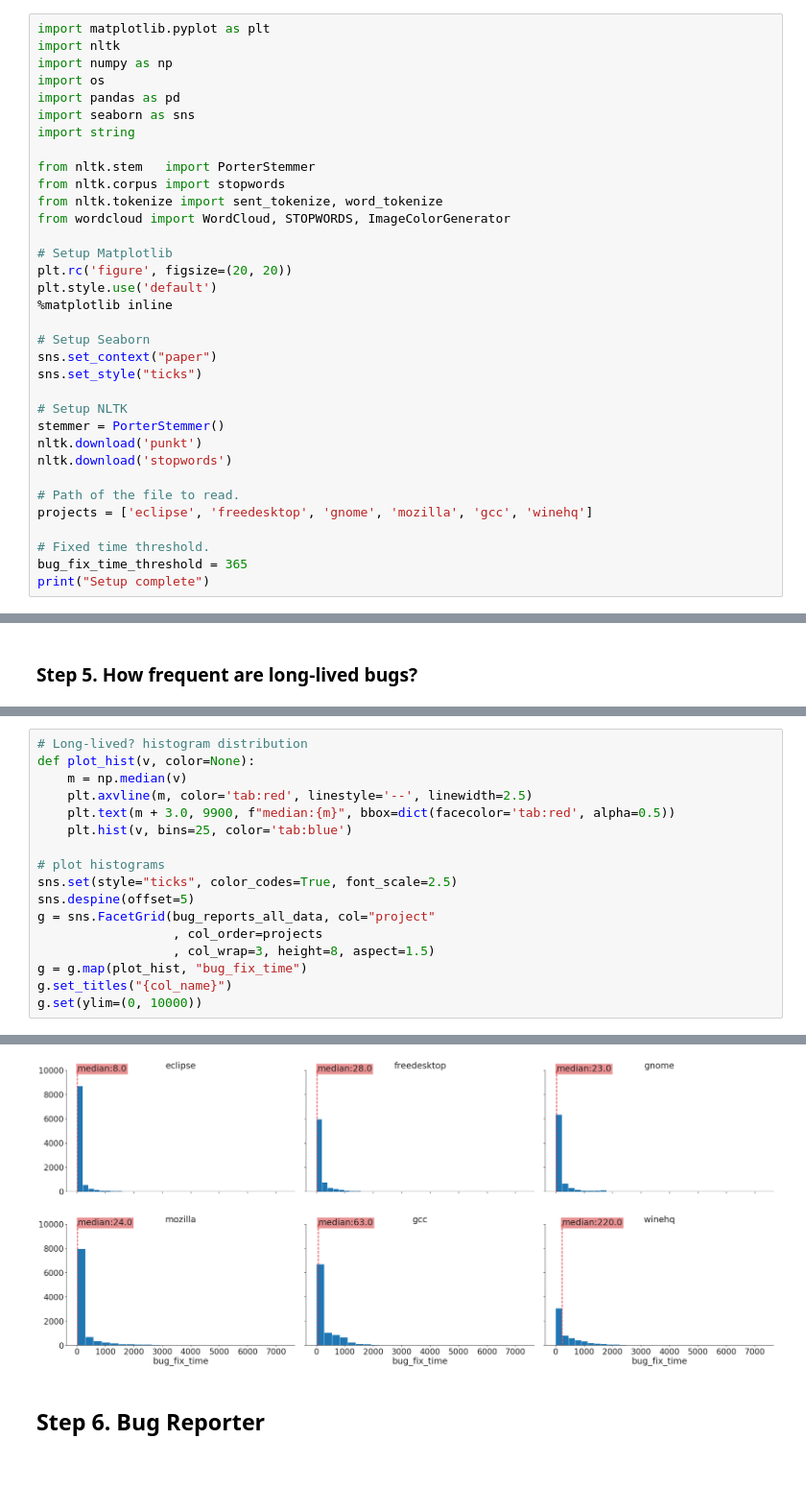
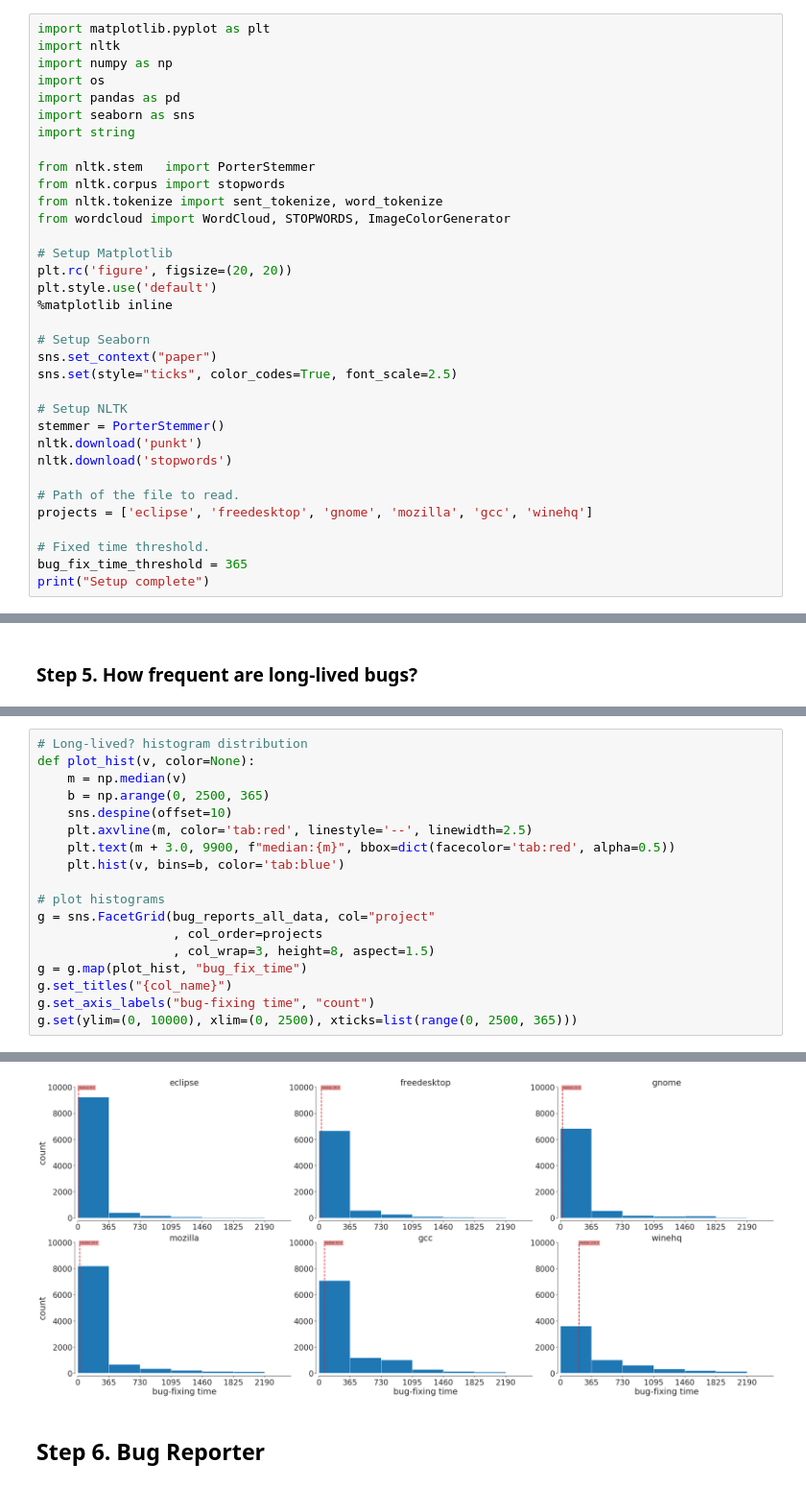
Before and after one commit to gomesluiz/my-doctorate, a Jupyter notebook: projects/long-lived-bug-prediction/notebooks/20191004_long_lived_prediction_rq2_data_analysis.ipynb, the cells around one changed output, grey strips where cells are left out. Shown at 96% size. Drawn from its saved outputs; the diff is of its cells as text.

```diff
--- a/projects/long-lived-bug-prediction/notebooks/20191004_long_lived_prediction_rq2_data_analysis.ipynb
+++ b/projects/long-lived-bug-prediction/notebooks/20191004_long_lived_prediction_rq2_data_analysis.ipynb
@@ -46,7 +46,7 @@ plt.style.use('default')
 
 # Setup Seaborn
 sns.set_context("paper")
-sns.set_style("ticks")
+sns.set(style="ticks", color_codes=True, font_scale=2.5)
 
 # Setup NLTK
 stemmer = PorterStemmer()
@@ -205,18 +217,19 @@ g.set_titles("{col_name}")
 # Long-lived? histogram distribution
 def plot_hist(v, color=None):
     m = np.median(v)
+    b = np.arange(0, 2500, 365)
+    sns.despine(offset=10)
     plt.axvline(m, color='tab:red', linestyle='--', linewidth=2.5)
     plt.text(m + 3.0, 9900, f"median:{m}", bbox=dict(facecolor='tab:red', alpha=0.5))
-    plt.hist(v, bins=25, color='tab:blue')
+    plt.hist(v, bins=b, color='tab:blue')
 
 # plot histograms
-sns.set(style="ticks", color_codes=True, font_scale=2.5)
-sns.despine(offset=5)
 g = sns.FacetGrid(bug_reports_all_data, col="project"
                   , col_order=projects
                   , col_wrap=3, height=8, aspect=1.5)
 g = g.map(plot_hist, "bug_fix_time")
 g.set_titles("{col_name}")
-g.set(ylim=(0, 10000))
+g.set_axis_labels("bug-fixing time", "count")
+g.set(ylim=(0, 10000), xlim=(0, 2500), xticks=list(range(0, 2500, 365)))
 # %% [output]
 <seaborn.axisgrid.FacetGrid at 0x...>
@@ -224,4 +236,4 @@ g.set(ylim=(0, 10000))
-[figure, old version]
+[figure, new version]
 # %% [markdown]
 ## Step 6. Bug Reporter
 # %%
```
Also changed, not shown: parts of 16 cells of this notebook.
